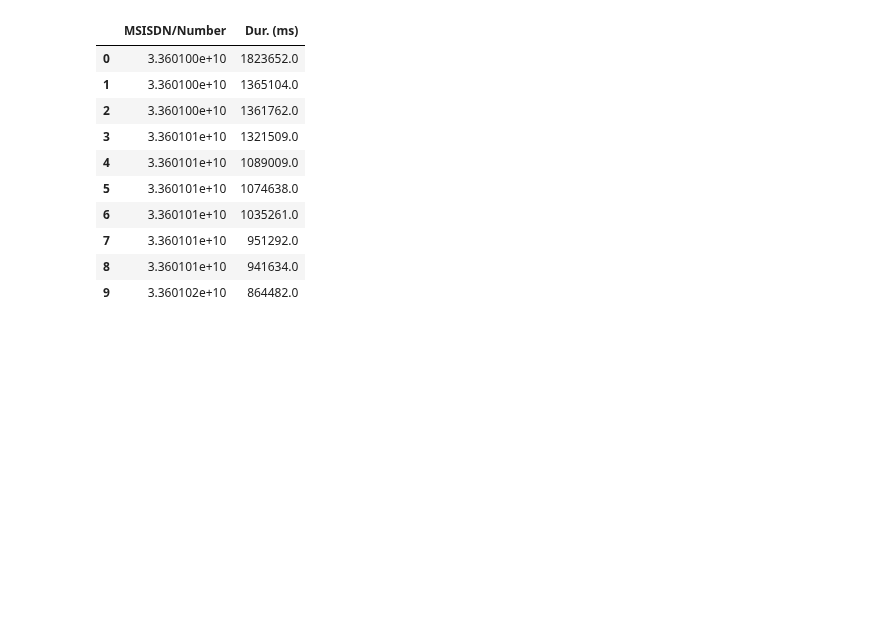
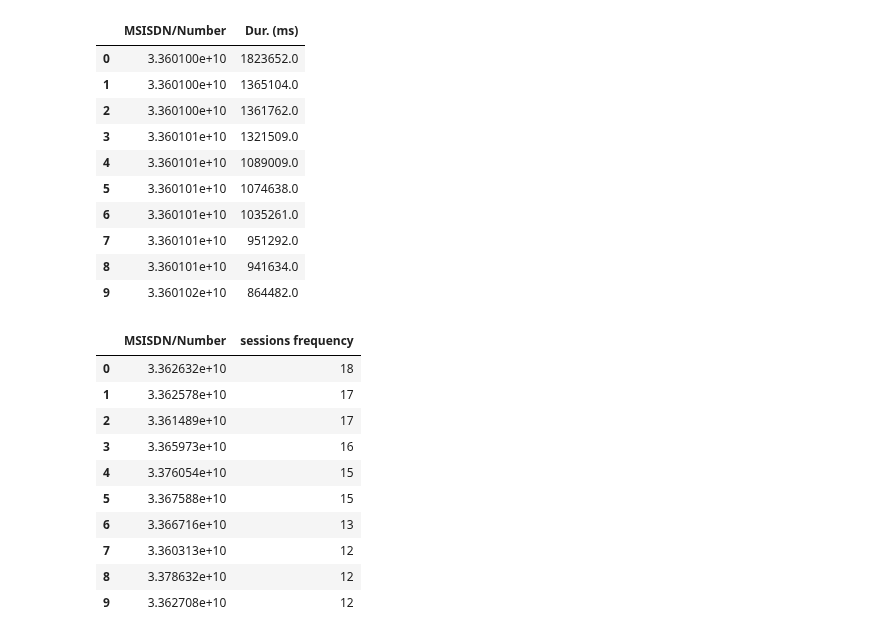
Before and after one commit to nahomHmichael/Telecom-User-Analytics, a Jupyter notebook: notebooks/user_engagement_analysis.ipynb, the cells around one changed output. Drawn from its saved outputs; the diff is of its cells as text; code cells hidden in the pictures; blank space fills up the shorter version.

```diff
--- a/notebooks/user_engagement_analysis.ipynb
+++ b/notebooks/user_engagement_analysis.ipynb
@@ -82,3 +82,21 @@ top_dur
 | 9 | 3.360102e+10 | 864482.0 |
 # %%
 top_dur.to_csv('../data/top_ten_session_duration.csv')
+# %%
+# Top 10 customers per session frequency
+new_df.sort_values(by='sessions frequency', ascending=False, inplace=True, ignore_index=True)
+top_freq =new_df[['MSISDN/Number', 'sessions frequency']].head(10)
+# %%
+top_freq
+# %% [output]
+|  | MSISDN/Number | sessions frequency |
+| 0 | 3.362632e+10 | 18 |
+| 1 | 3.362578e+10 | 17 |
+| 2 | 3.361489e+10 | 17 |
+| 3 | 3.365973e+10 | 16 |
+| 4 | 3.376054e+10 | 15 |
+| 5 | 3.367588e+10 | 15 |
+| 6 | 3.366716e+10 | 13 |
+| 7 | 3.360313e+10 | 12 |
+| 8 | 3.378632e+10 | 12 |
+| 9 | 3.362708e+10 | 12 |
```
Also changed, not shown: parts of 7 cells of this notebook, 2 other files.
